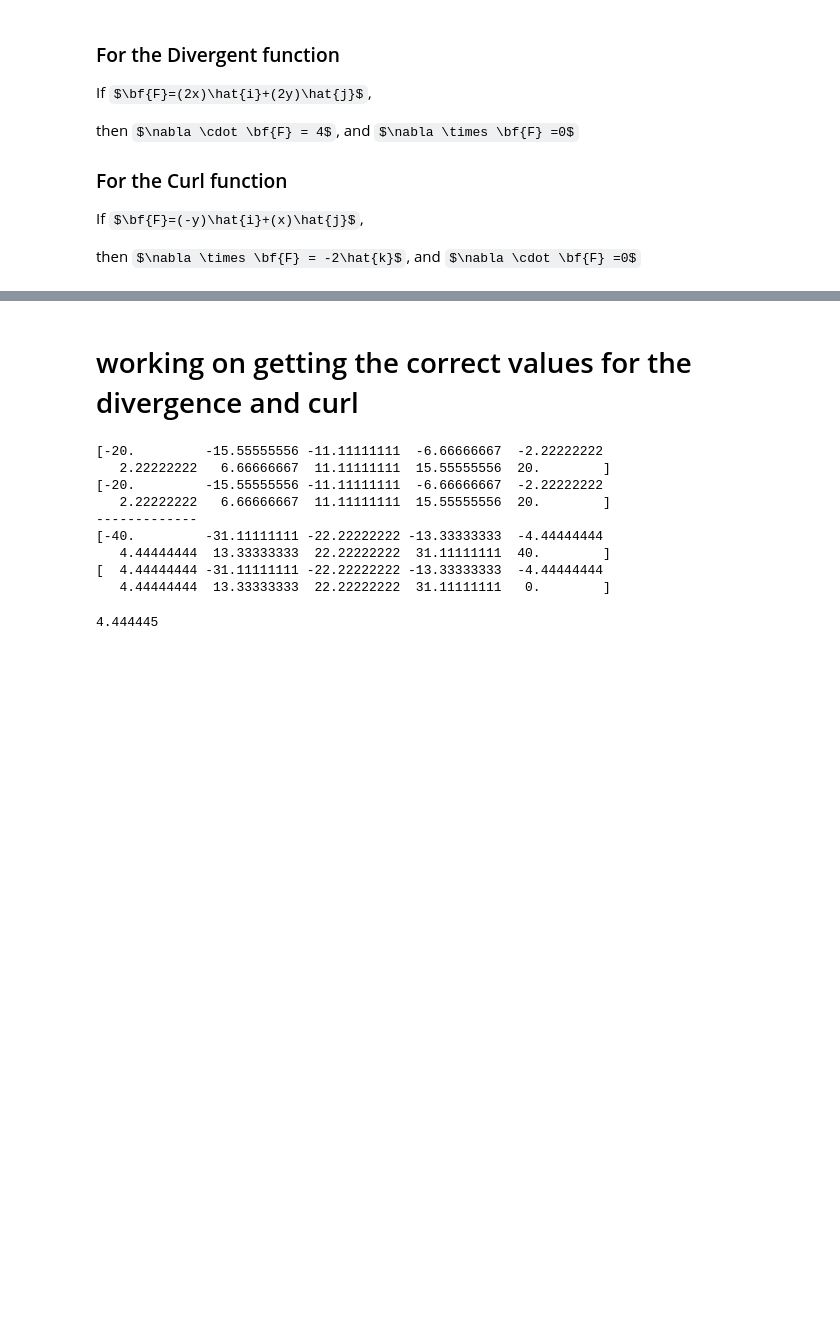
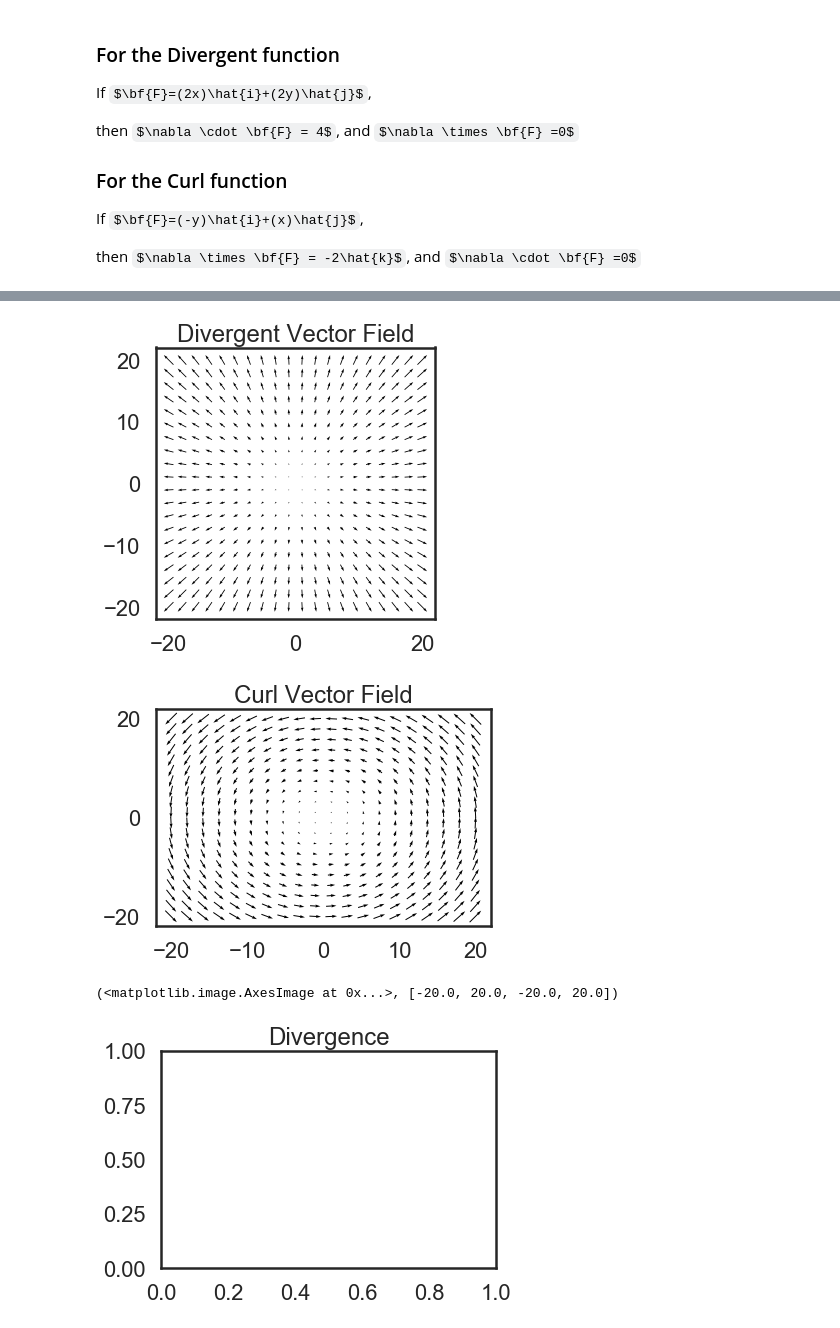
Before and after one commit to hshams28/Astr499-Research, a Jupyter notebook: Divergence and Curl .ipynb, the cells around one changed output, grey strips where cells are left out. Cells and saved outputs as stored; diff of their text form; code cells hidden in the pictures; some formulas as TeX source; blank space fills up the shorter version.

```diff
--- a/Divergence and Curl .ipynb
+++ b/Divergence and Curl .ipynb
@@ -175,26 +161,21 @@ plot_curl(x,y,u_curl,v_curl)
-# %% [markdown]
-# working on getting the correct values for the divergence and curl
-# %%
-u,v = f_div(x,y)
-udiv = np.zeros(len(u))
-for i in range(len(u)-1):
-    udiv[i] = (u[i-1] + u[i+1])/2
-print(x)
-print(y)
-print('-------------')
-print(u)
-print(udiv)
-# %% [output]
-[-20.         -15.55555556 -11.11111111  -6.66666667  -2.22222222
-   2.22222222   6.66666667  11.11111111  15.55555556  20.        ]
-[-20.         -15.55555556 -11.11111111  -6.66666667  -2.22222222
-   2.22222222   6.66666667  11.11111111  15.55555556  20.        ]
--------------
-[-40.         -31.11111111 -22.22222222 -13.33333333  -4.44444444
-   4.44444444  13.33333333  22.22222222  31.11111111  40.        ]
-[  4.44444444 -31.11111111 -22.22222222 -13.33333333  -4.44444444
-   4.44444444  13.33333333  22.22222222  31.11111111   0.        ]
-# %%
-(+40)/2
-# %% [output]
-4.444445
+# %%
+n = 20
+x, dx = np.linspace(-n, n, n, retstep=True)
+y, dy = np.linspace(-n, n, n, retstep=True)
+X,Y = np.meshgrid(x,y)
+
+fig = plt.figure(figsize=(5,5))
+ax = fig.add_subplot(111)
+
+u_div,v_div = div_field(X,Y)
+div_plot, extent = plot_div(ax, X,Y,u_div,v_div,x,y)
+plot_curl(ax,X,Y,u_div,v_div,x,y,vmin=-10,vmax=10)
+
+u_curl,v_curl = curl_field(X,Y)
+curl_plot,extent = plot_curl(ax,X,Y,u_curl,v_curl,x,y)
+plot_div(ax,X,Y,u_curl,v_curl,x,y,vmin=-10,vmax=10)
+# %% [output]
+[figure, added]
+[figure, added]
+(<matplotlib.image.AxesImage at 0x...>, [-20.0, 20.0, -20.0, 20.0])
+[figure, added]
```
Also changed, not shown: parts of 8 cells of this notebook.
